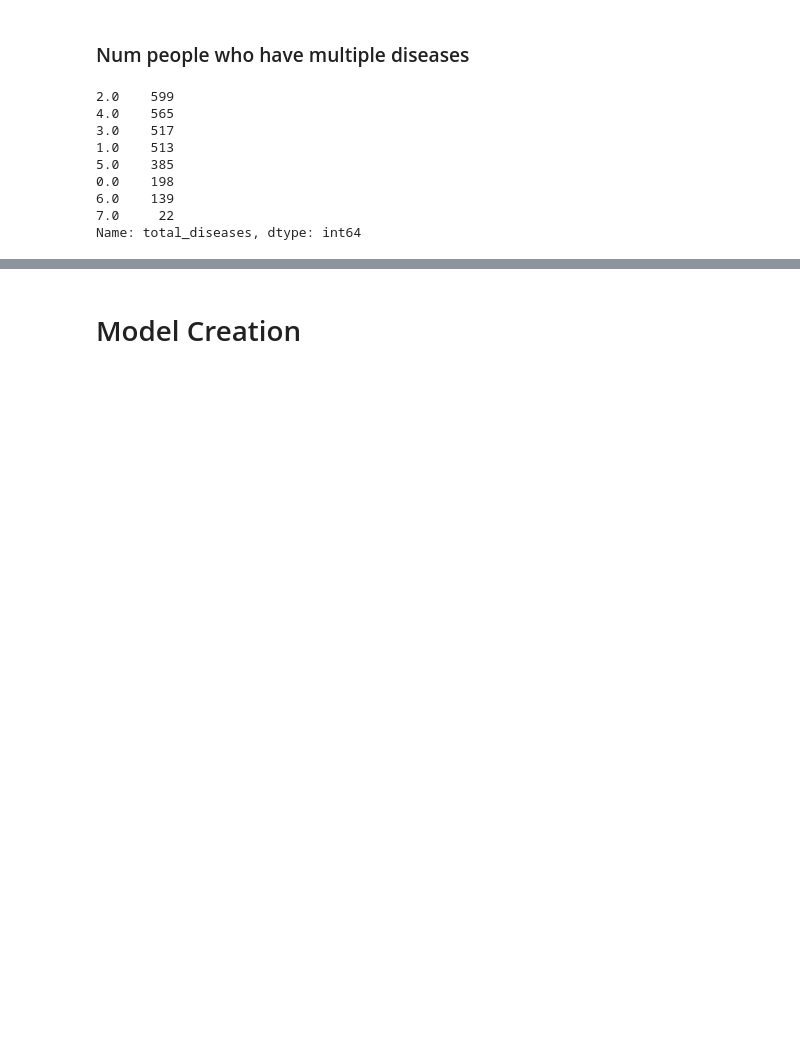
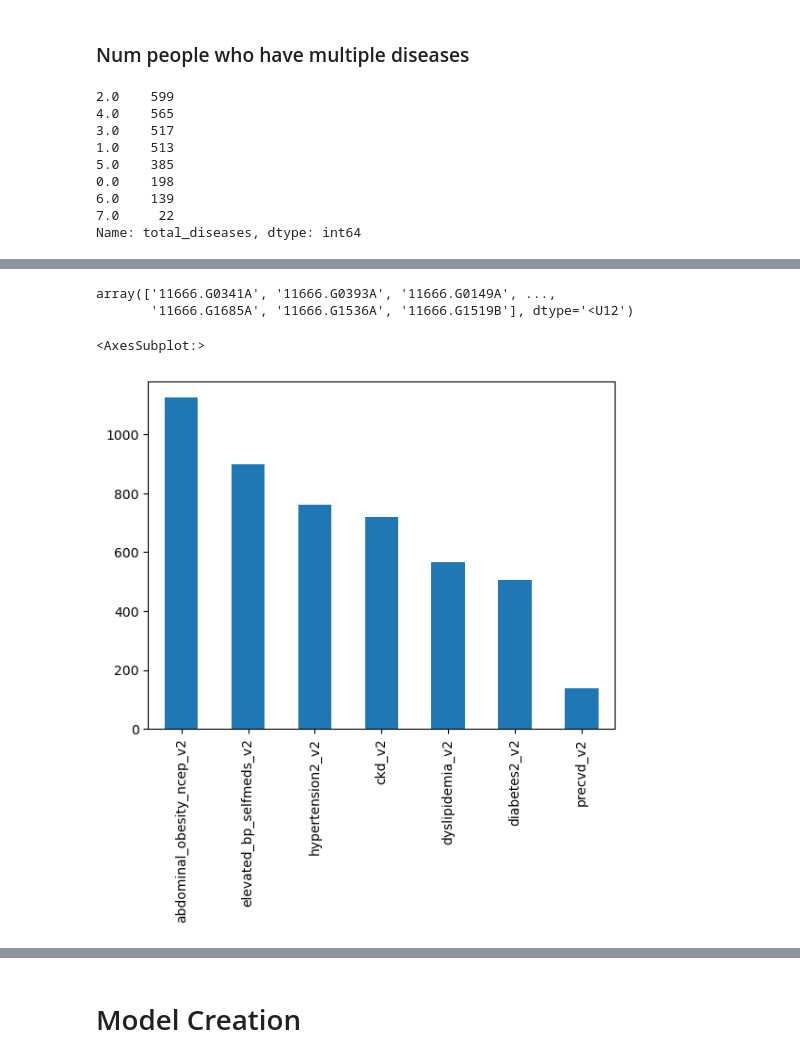
Before and after one commit to Amandoj/DSC180-Q2-Project, a Jupyter notebook: EDA.ipynb, the cells around one changed output, grey strips where cells are left out. Saved outputs shown, nothing was run; the diff lists cells and outputs as text; code cells hidden in the pictures; blank space fills up the shorter version.

```diff
--- a/EDA.ipynb
+++ b/EDA.ipynb
@@ -266,0 +238,3 @@ sub_metadata_no_nan['abdominal_obesity_ncep_v2'].corr(sub_metadata_no_nan['ckd_v
+# %%
+updated_feature_table = filter_samples(table, metadata = qiime_metadata).filtered_table
+updated_feature_table
@@ -266,0 +243,3 @@ sub_metadata_no_nan['abdominal_obesity_ncep_v2'].corr(sub_metadata_no_nan['ckd_v
+# %%
+biom_table = updated_feature_table.view(biom.Table)
+print(biom_table.head())
@@ -266,0 +254,10 @@ sub_metadata_no_nan['abdominal_obesity_ncep_v2'].corr(sub_metadata_no_nan['ckd_v
+# %%
+biom_table.ids()
+# %% [output]
+array(['11666.G0341A', '11666.G0393A', '11666.G0149A', ...,
+       '11666.G1685A', '11666.G1536A', '11666.G1519B'], dtype='<U12')
+# %%
+sub_metadata_no_nan.loc[biom_table.ids()][disease_cols].sum().sort_values(ascending=False).plot(kind='bar')
+# %% [output]
+<AxesSubplot:>
+[figure, added]
```
Also changed, not shown: parts of 60 cells of this notebook, 3 other files.
